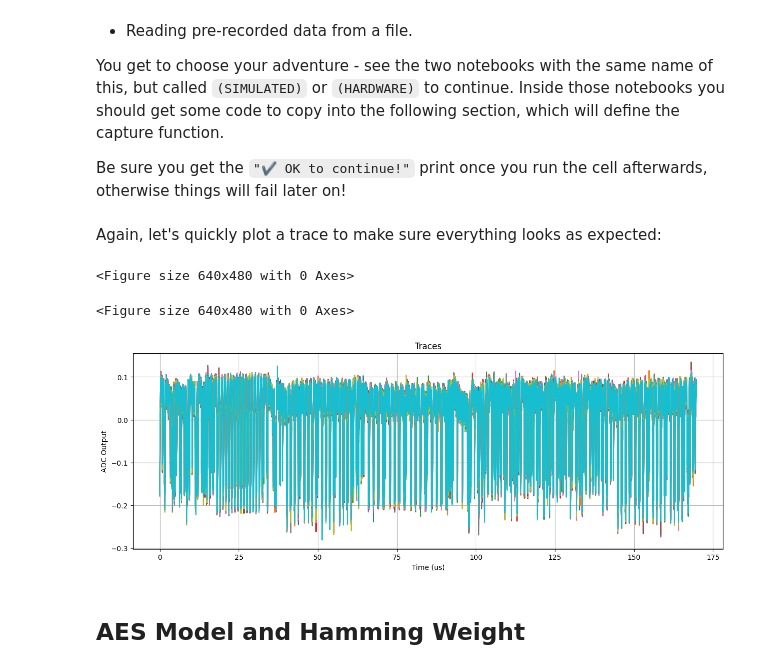
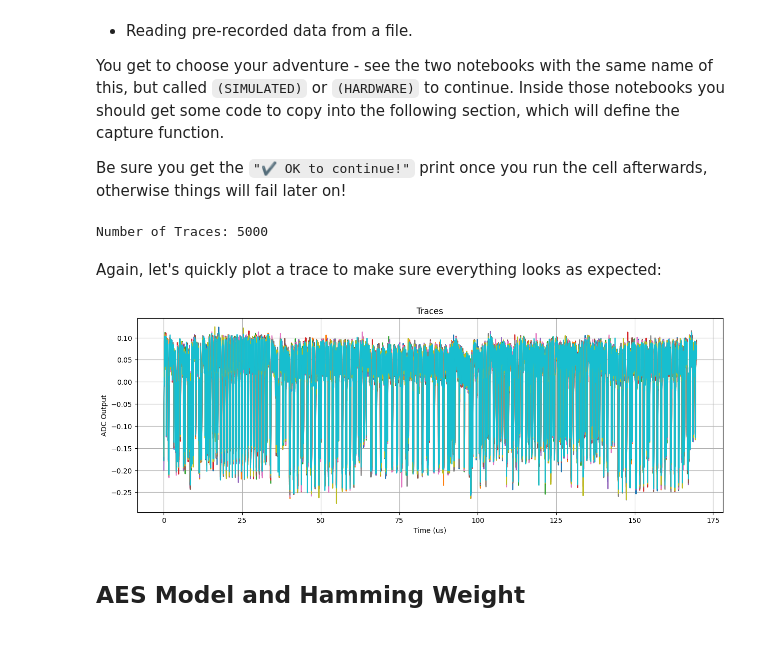
Before and after one commit to MXCR-cpu/chipwhisperer-jupyter-ectf, a Jupyter notebook: courses/sca101/Lab 4_2 - CPA on Firmware Implementation of AES (MAIN).ipynb, the cells around one changed output. Saved outputs shown, nothing was run; the diff lists cells and outputs as text; code cells hidden in the pictures; blank space fills up the shorter version.

Commit message:
updating plot calls

```diff
--- a/courses/sca101/Lab 4_2 - CPA on Firmware Implementation of AES (MAIN).ipynb
+++ b/courses/sca101/Lab 4_2 - CPA on Firmware Implementation of AES (MAIN).ipynb
@@ -37,15 +37,15 @@ You get to choose your adventure - see the two notebooks with the same name of t
 Be sure you get the `"✔️ OK to continue!"` print once you run the cell afterwards, otherwise things will fail later on!
 # %%
 key = [0x2b,0x7e,0x15,0x16,0x28,0xae,0xd2,0xa6,0xab,0xf7,0x15,0x88,0x09,0xcf,0x4f,0x3c] # for testing results
-trace_array = import_bulk_data('lab_3_3_first_traces')
+trace_array, settings = import_data('lab_3_3_first_traces')
+# %% [output]
+Number of Traces: 5000
 # %% [markdown]
 Again, let's quickly plot a trace to make sure everything looks as expected:
 # %%
-plot_scope_traces([(trace_item, None, None) for trace_item in trace_array[0:10]])
+plot_scope_traces([trace_array[0:10]], settings, time_axis=True)
 # %% [output]
-<Figure size 640x480 with 0 Axes>
-<Figure size 640x480 with 0 Axes>
-[figure, old version]
+[figure, new version]
 # %% [markdown]
 ## AES Model and Hamming Weight
 # %% [markdown]
```
Also changed, not shown: parts of 4 cells of this notebook, 8 other files.
